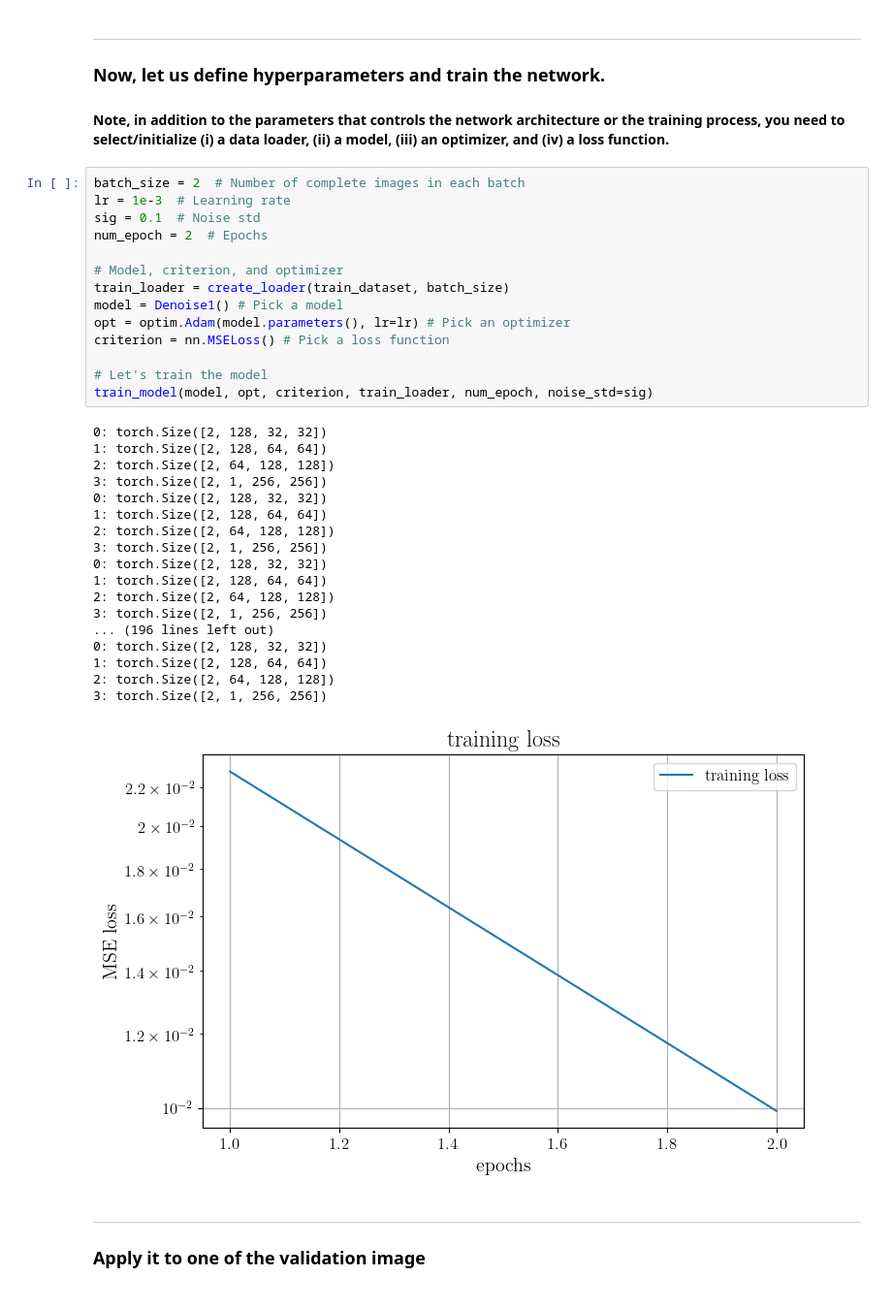
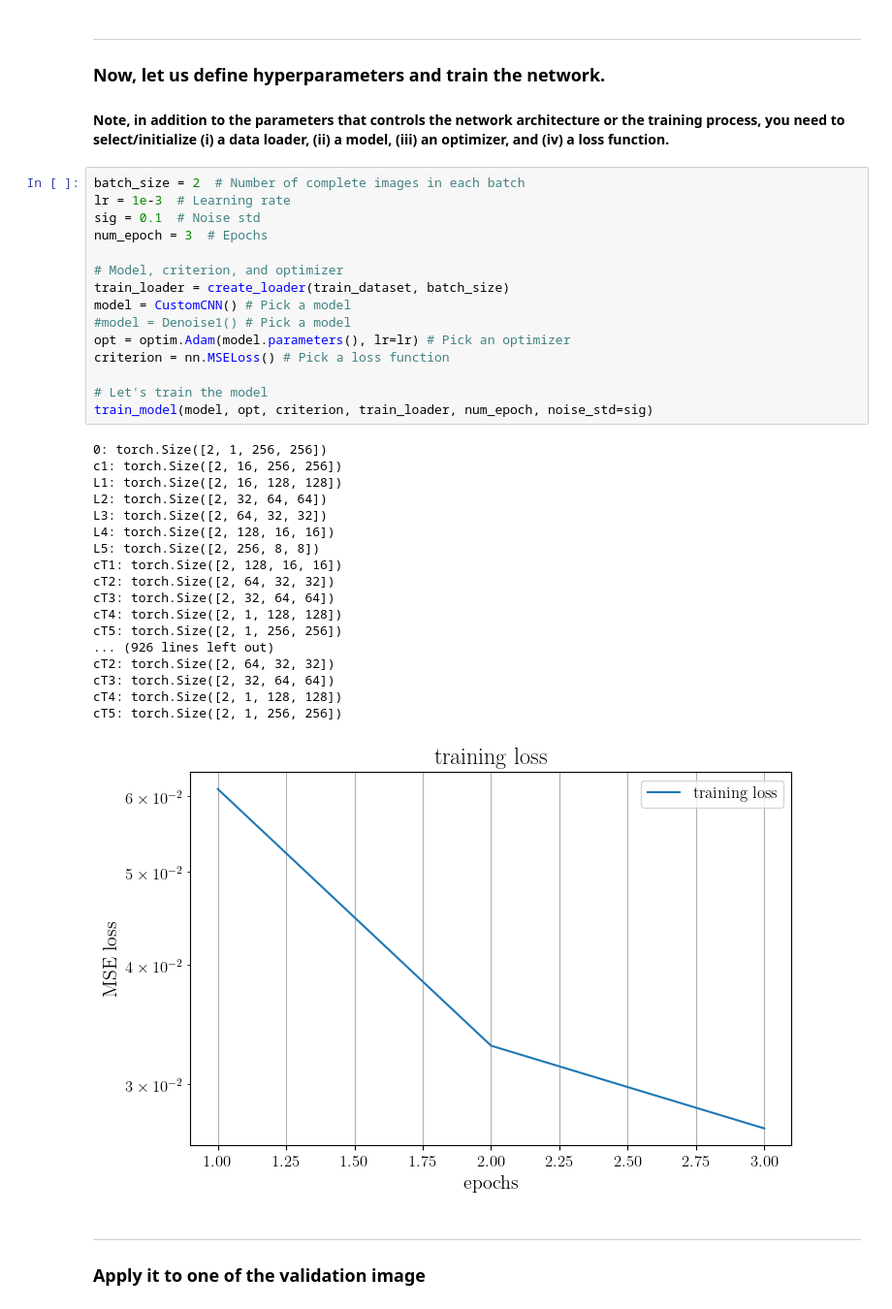
Before and after one commit to MihirJoe/MRI-Denoising, a Jupyter notebook: starter_code.ipynb, the cells around one changed output. Shown at 97% size. Saved outputs shown, nothing was run; the diff lists cells and outputs as text.

Commit message:
trying to get CustomCNN to work

```diff
--- a/starter_code.ipynb
+++ b/starter_code.ipynb
@@ -391,36 +690,37 @@ ___
 # %%
 batch_size = 2  # Number of complete images in each batch
 lr = 1e-3  # Learning rate
 sig = 0.1  # Noise std
-num_epoch = 2  # Epochs
+num_epoch = 3  # Epochs
 
 # Model, criterion, and optimizer
 train_loader = create_loader(train_dataset, batch_size)
-model = Denoise1() # Pick a model
+model = CustomCNN() # Pick a model
+#model = Denoise1() # Pick a model
 opt = optim.Adam(model.parameters(), lr=lr) # Pick an optimizer
 criterion = nn.MSELoss() # Pick a loss function
 
 # Let's train the model
 train_model(model, opt, criterion, train_loader, num_epoch, noise_std=sig)
 # %% [output]
-0: torch.Size([2, 128, 32, 32])
-1: torch.Size([2, 128, 64, 64])
-2: torch.Size([2, 64, 128, 128])
-3: torch.Size([2, 1, 256, 256])
-0: torch.Size([2, 128, 32, 32])
-1: torch.Size([2, 128, 64, 64])
-2: torch.Size([2, 64, 128, 128])
-3: torch.Size([2, 1, 256, 256])
-0: torch.Size([2, 128, 32, 32])
-1: torch.Size([2, 128, 64, 64])
-2: torch.Size([2, 64, 128, 128])
-3: torch.Size([2, 1, 256, 256])
-... (196 lines left out)
-0: torch.Size([2, 128, 32, 32])
-1: torch.Size([2, 128, 64, 64])
-2: torch.Size([2, 64, 128, 128])
-3: torch.Size([2, 1, 256, 256])
+0: torch.Size([2, 1, 256, 256])
+c1: torch.Size([2, 16, 256, 256])
+L1: torch.Size([2, 16, 128, 128])
+L2: torch.Size([2, 32, 64, 64])
+L3: torch.Size([2, 64, 32, 32])
+L4: torch.Size([2, 128, 16, 16])
+L5: torch.Size([2, 256, 8, 8])
+cT1: torch.Size([2, 128, 16, 16])
+cT2: torch.Size([2, 64, 32, 32])
+cT3: torch.Size([2, 32, 64, 64])
+cT4: torch.Size([2, 1, 128, 128])
+cT5: torch.Size([2, 1, 256, 256])
+... (926 lines left out)
+cT2: torch.Size([2, 64, 32, 32])
+cT3: torch.Size([2, 32, 64, 64])
+cT4: torch.Size([2, 1, 128, 128])
+cT5: torch.Size([2, 1, 256, 256])
-[figure, old version]
+[figure, new version]
 # %% [markdown]
 ___
 ### Apply it to one of the validation image
```
Also changed, not shown: parts of 12 cells of this notebook.
